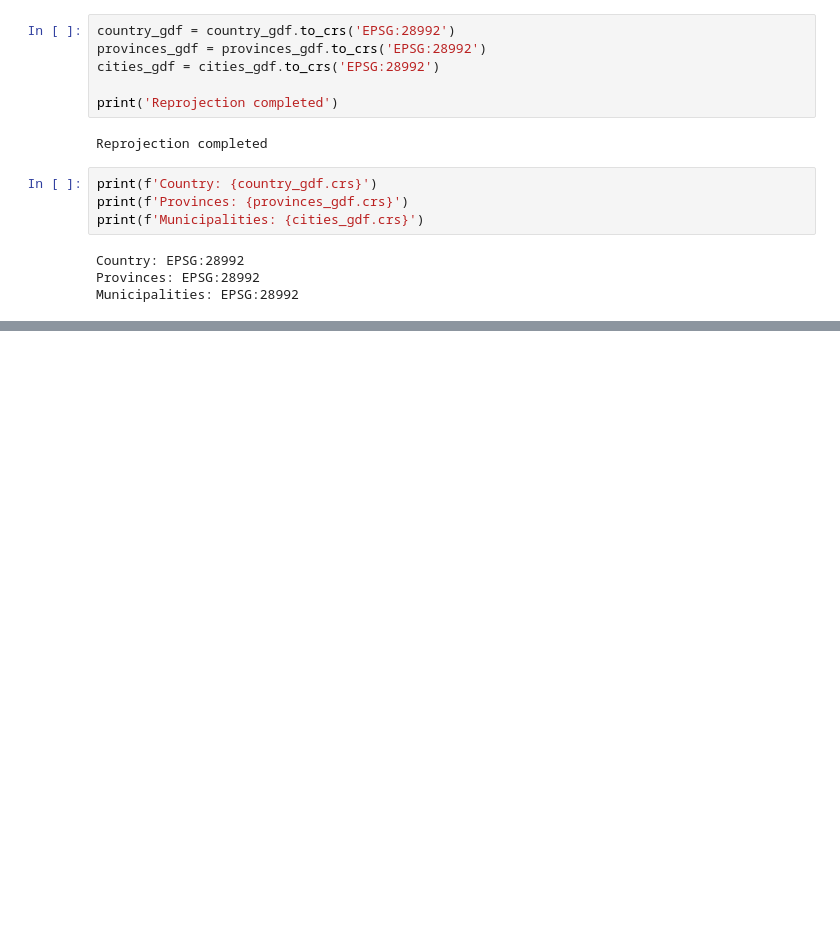
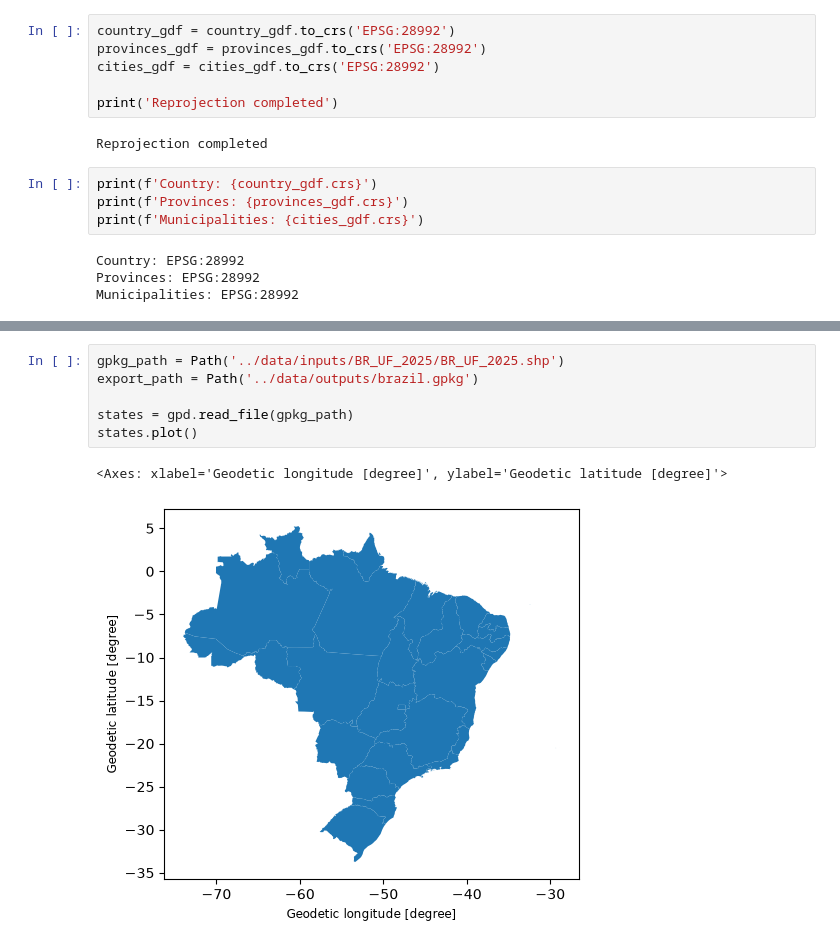
Before and after one commit to armaanFarooqui/playground, a Jupyter notebook: notebooks/2_data_setup.ipynb, the cells around one changed output, grey strips where cells are left out. Cells and saved outputs as stored; diff of their text form; blank space fills up the shorter version.

```diff
--- a/notebooks/2_data_setup.ipynb
+++ b/notebooks/2_data_setup.ipynb
@@ -409,3 +410,12 @@ cities_gdf.to_file(gdf_export_path, layer='cities', driver='GPKG', mode='a')
 print('Exported files')
 # %% [output]
 Exported files
+# %%
+gpkg_path = Path('../data/inputs/BR_UF_2025/BR_UF_2025.shp')
+export_path = Path('../data/outputs/brazil.gpkg')
+
+states = gpd.read_file(gpkg_path)
+states.plot()
+# %% [output]
+<Axes: xlabel='Geodetic longitude [degree]', ylabel='Geodetic latitude [degree]'>
+[figure, added]
```
Also changed, not shown: parts of 13 cells of this notebook, 2 other files.
